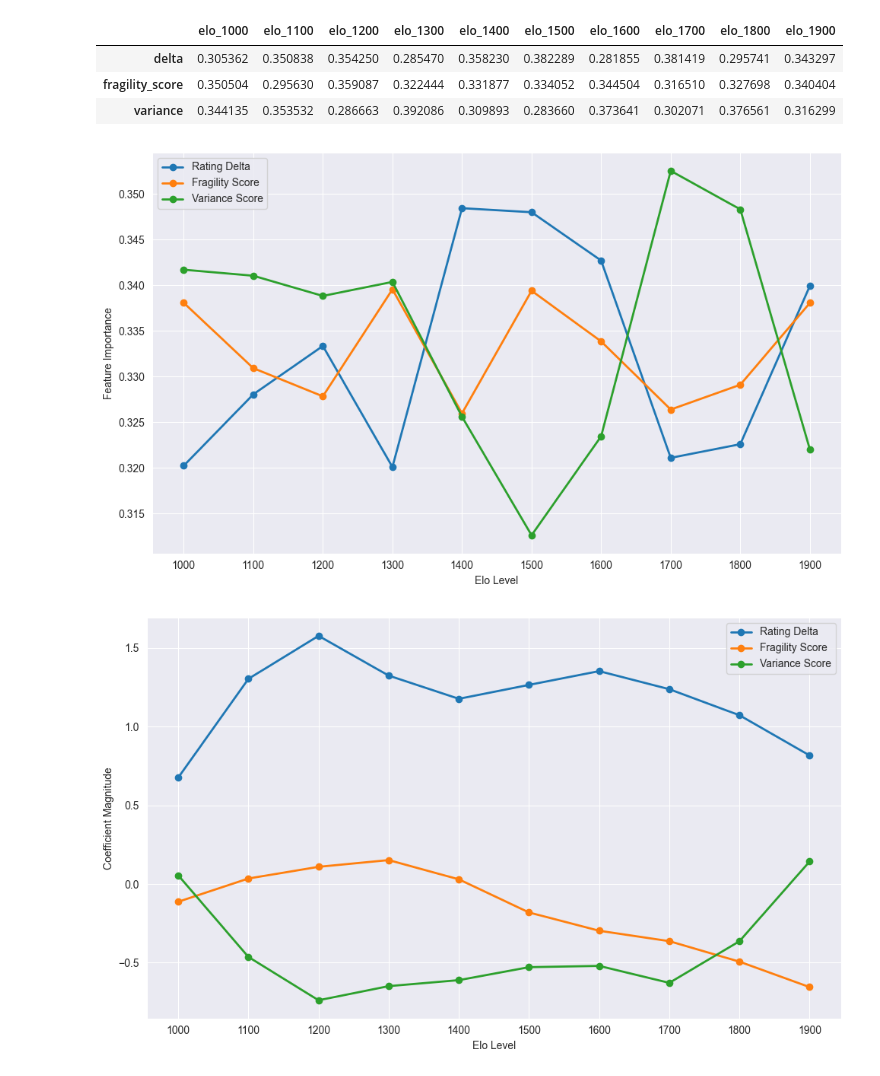
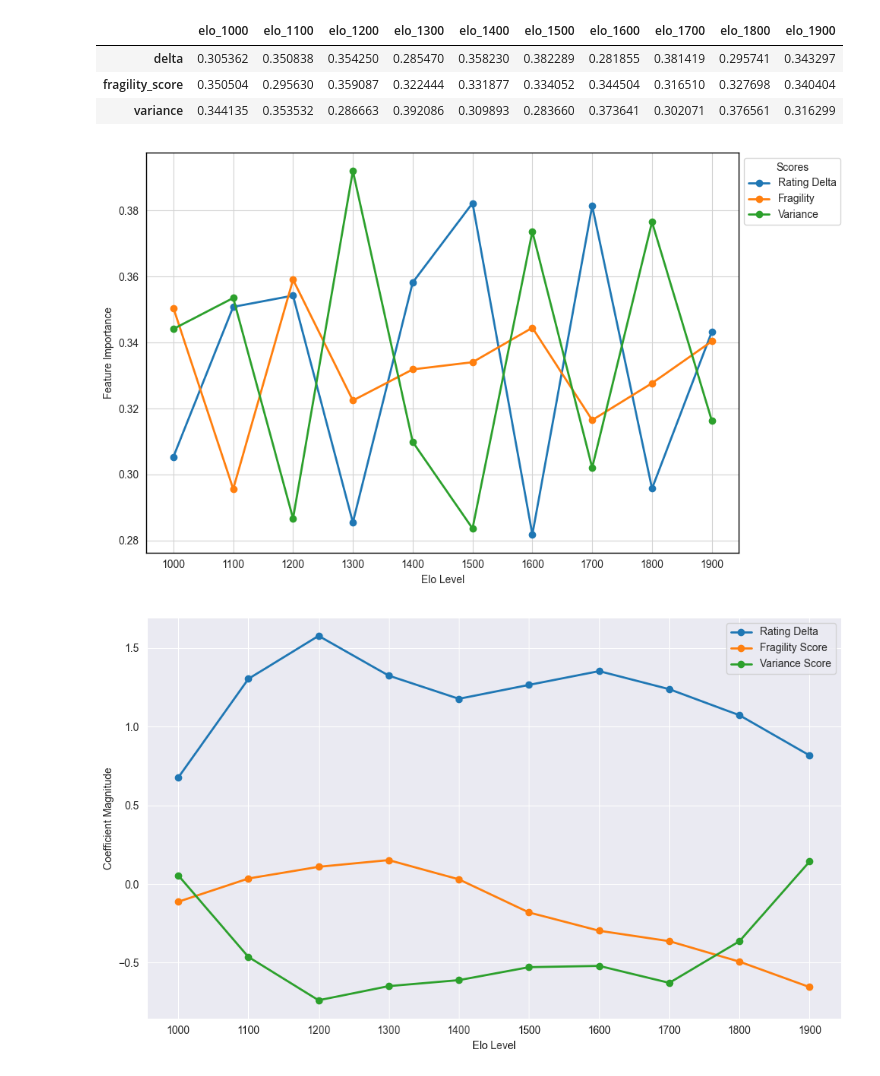
Before and after one commit to croco22/chess, a Jupyter notebook: pipeline/p5_feature_importance.ipynb, the cells around one changed output. Drawn from its saved outputs; the diff is of its cells as text; code cells hidden in the pictures.

Commit message:
Test PDF savefig

```diff
--- a/pipeline/p5_feature_importance.ipynb
+++ b/pipeline/p5_feature_importance.ipynb
@@ -50,27 +50,42 @@ importances
 | variance | 0.344135 | 0.353532 | 0.286663 | 0.392086 | 0.309893 | 0.283660 | 0.373641 | 0.302071 | 0.376561 | 0.316299 |
 # %%
 # Create a figure for the smoothed feature importances
-plt.figure(figsize=(10, 6))
+fig, ax = plt.subplots(figsize=(10, 6))
+ax.set_facecolor("white")
+
 feature_labels = {
-    "fragility_score": "Fragility Score",
+    "fragility_score": "Fragility",
     "delta": "Rating Delta",
-    "variance": "Variance Score"
+    "variance": "Variance"
 }
 
 for feature in FEATURES:
     y = importances.loc[feature, importances.columns].values
-    y_smooth = savgol_filter(y, window_length=5, polyorder=2)
-    plt.plot(ELOS, y_smooth, marker='o', linewidth=2, label=feature_labels.get(feature, feature))
+    ax.plot(ELOS, y, marker='o', linewidth=2, label=feature_labels.get(feature, feature))
 
-plt.xlabel("Elo Level")
-plt.ylabel("Feature Importance")
-plt.xticks(ELOS)
-plt.legend()
-plt.tight_layout()
-plt.savefig("../images/feature_importance.svg")
+ax.set_axisbelow(True)
+ax.grid(True, color="lightgray")
+
+for spine in ax.spines.values():
+    spine.set_visible(True)
+    spine.set_color("black")
+    spine.set_linewidth(1)
+
+ax.set_xlabel("Elo Level")
+ax.set_ylabel("Feature Importance")
+ax.set_xticks(ELOS)
+ax.legend(
+    loc="upper left",
+    bbox_to_anchor=(1, 1),
+    title="Scores",
+    facecolor="white"
+)
+
+fig.tight_layout()
+fig.savefig("../images/feature_importance.pdf")
 plt.show()
 # %% [output]
-[figure, old version]
+[figure, new version]
 # %%
 coefficients = pd.DataFrame(index=FEATURES)
 
```
